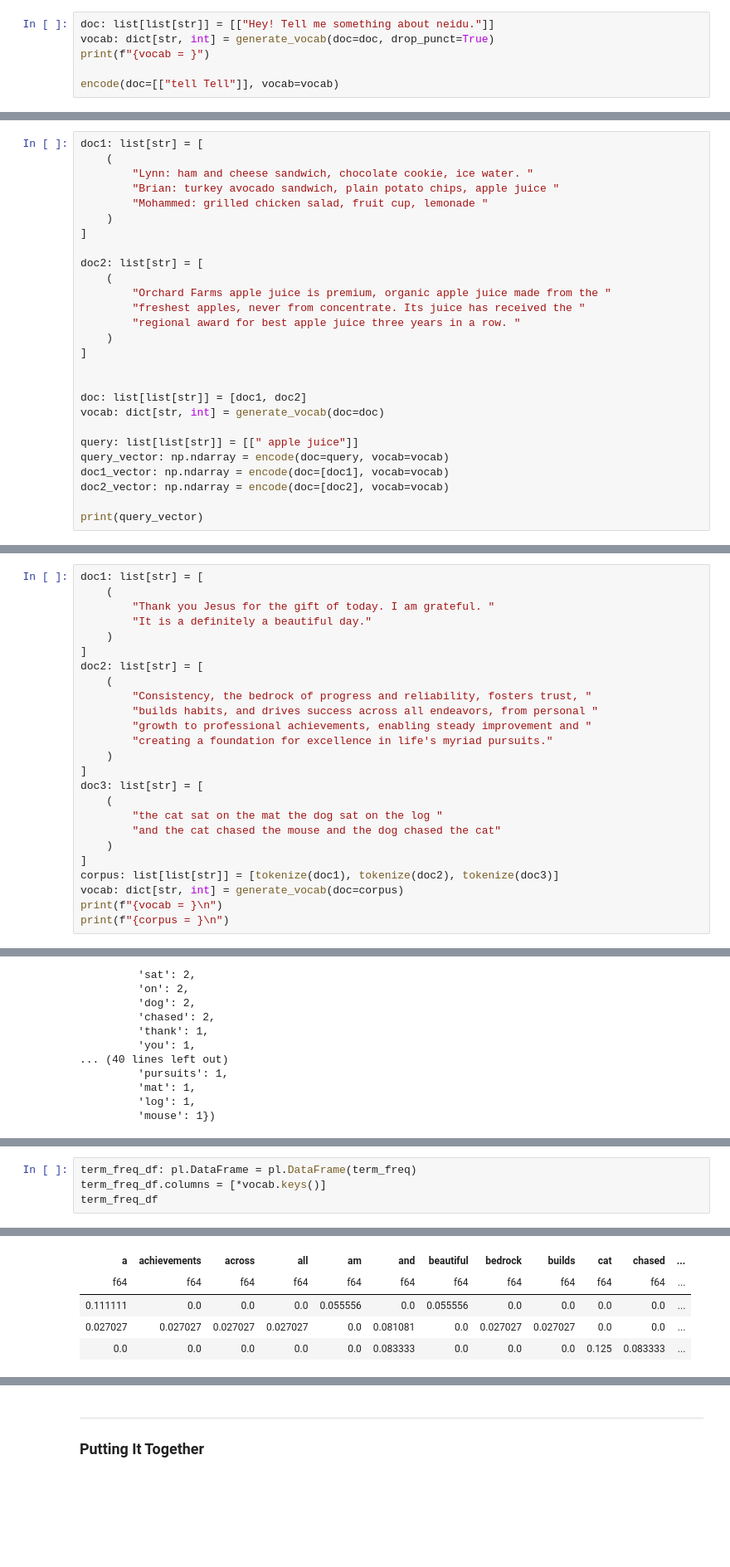
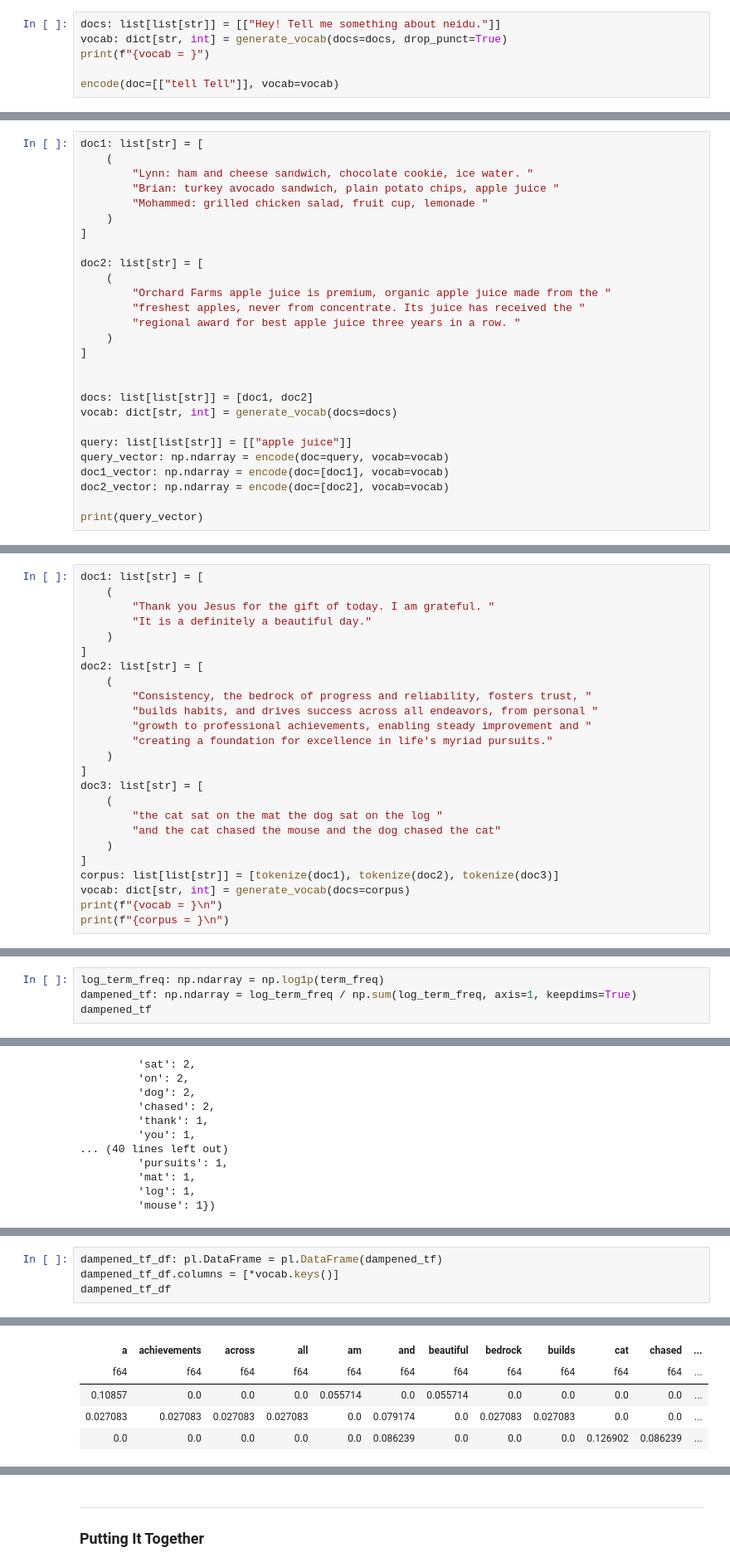
Before and after one commit to chineidu/AI-Powered-Search, a Jupyter notebook: lab/00-lab.ipynb, the cells around one changed output, grey strips where cells are left out. Shown at 83% size. Cells and saved outputs as stored; diff of their text form; blank space fills up the shorter version.

```diff
--- a/lab/00-lab.ipynb
+++ b/lab/00-lab.ipynb
@@ -144,8 +170,8 @@ def encode_n_create_df(doc: list[list[str]], vocab: dict[str, int]) -> pl.DataFr
 
     return df
 # %%
-doc: list[list[str]] = [["Hey! Tell me something about neidu."]]
-vocab: dict[str, int] = generate_vocab(doc=doc, drop_punct=True)
+docs: list[list[str]] = [["Hey! Tell me something about neidu."]]
+vocab: dict[str, int] = generate_vocab(docs=docs, drop_punct=True)
 print(f"{vocab = }")
 
 encode(doc=[["tell Tell"]], vocab=vocab)
@@ -205,10 +231,10 @@ doc2: list[str] = [
 ]
 
 
-doc: list[list[str]] = [doc1, doc2]
-vocab: dict[str, int] = generate_vocab(doc=doc)
+docs: list[list[str]] = [doc1, doc2]
+vocab: dict[str, int] = generate_vocab(docs=docs)
 
-query: list[list[str]] = [[" apple juice"]]
+query: list[list[str]] = [["apple juice"]]
 query_vector: np.ndarray = encode(doc=query, vocab=vocab)
 doc1_vector: np.ndarray = encode(doc=[doc1], vocab=vocab)
 doc2_vector: np.ndarray = encode(doc=[doc2], vocab=vocab)
@@ -298,7 +333,7 @@ doc3: list[str] = [
     )
 ]
 corpus: list[list[str]] = [tokenize(doc1), tokenize(doc2), tokenize(doc3)]
-vocab: dict[str, int] = generate_vocab(doc=corpus)
+vocab: dict[str, int] = generate_vocab(docs=corpus)
 print(f"{vocab = }\n")
 print(f"{corpus = }\n")
 # %% [output]
@@ -338,0 +374,4 @@ array([[0.11111111, 0.        , 0.        , 0.        , 0.05555556,
+# %%
+log_term_freq: np.ndarray = np.log1p(term_freq)
+dampened_tf: np.ndarray = log_term_freq / np.sum(log_term_freq, axis=1, keepdims=True)
+dampened_tf
@@ -384,7 +441,7 @@ shape: (3, 56)
 | 1 | 1 | 1 | 1 | 0 | 3 | 0 | 1 | 1 | 0 | 0 | ... |
 | 0 | 0 | 0 | 0 | 0 | 2 | 0 | 0 | 0 | 3 | 2 | ... |
 # %%
-term_freq_df: pl.DataFrame = pl.DataFrame(term_freq)
-term_freq_df.columns = [*vocab.keys()]
-term_freq_df
+dampened_tf_df: pl.DataFrame = pl.DataFrame(dampened_tf)
+dampened_tf_df.columns = [*vocab.keys()]
+dampened_tf_df
 # %% [output]
@@ -392,8 +449,8 @@ shape: (3, 56)
 | a | achievements | across | all | am | and | beautiful | bedrock | builds | cat | chased | ... |
 | f64 | f64 | f64 | f64 | f64 | f64 | f64 | f64 | f64 | f64 | f64 | ... |
-| 0.111111 | 0.0 | 0.0 | 0.0 | 0.055556 | 0.0 | 0.055556 | 0.0 | 0.0 | 0.0 | 0.0 | ... |
-| 0.027027 | 0.027027 | 0.027027 | 0.027027 | 0.0 | 0.081081 | 0.0 | 0.027027 | 0.027027 | 0.0 | 0.0 | ... |
-| 0.0 | 0.0 | 0.0 | 0.0 | 0.0 | 0.083333 | 0.0 | 0.0 | 0.0 | 0.125 | 0.083333 | ... |
+| 0.10857 | 0.0 | 0.0 | 0.0 | 0.055714 | 0.0 | 0.055714 | 0.0 | 0.0 | 0.0 | 0.0 | ... |
+| 0.027083 | 0.027083 | 0.027083 | 0.027083 | 0.0 | 0.079174 | 0.0 | 0.027083 | 0.027083 | 0.0 | 0.0 | ... |
+| 0.0 | 0.0 | 0.0 | 0.0 | 0.0 | 0.086239 | 0.0 | 0.0 | 0.0 | 0.126902 | 0.086239 | ... |
 # %% [markdown]
 ### Inverse Document Frequency
 
```
Also changed, not shown: parts of 39 cells of this notebook.
